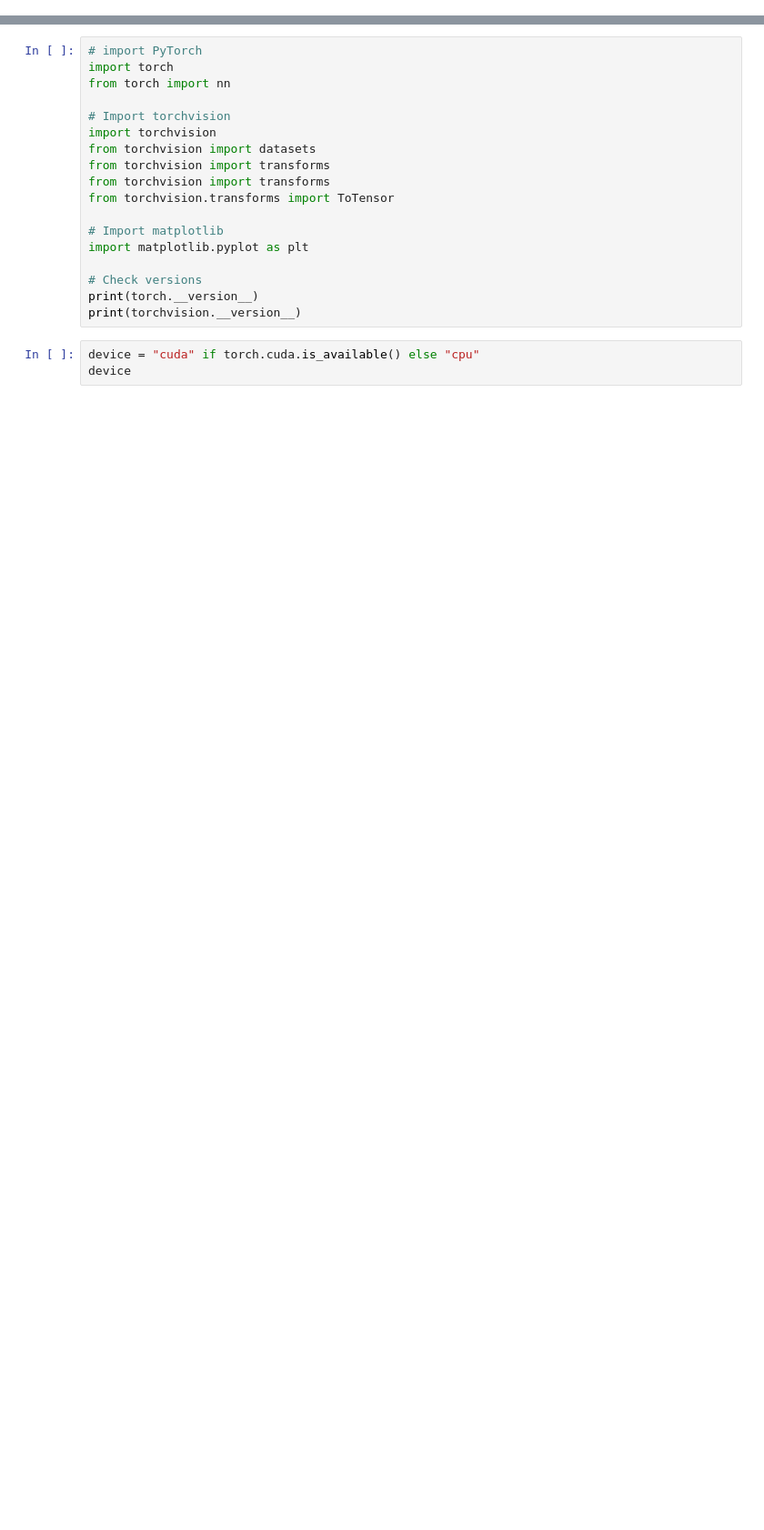
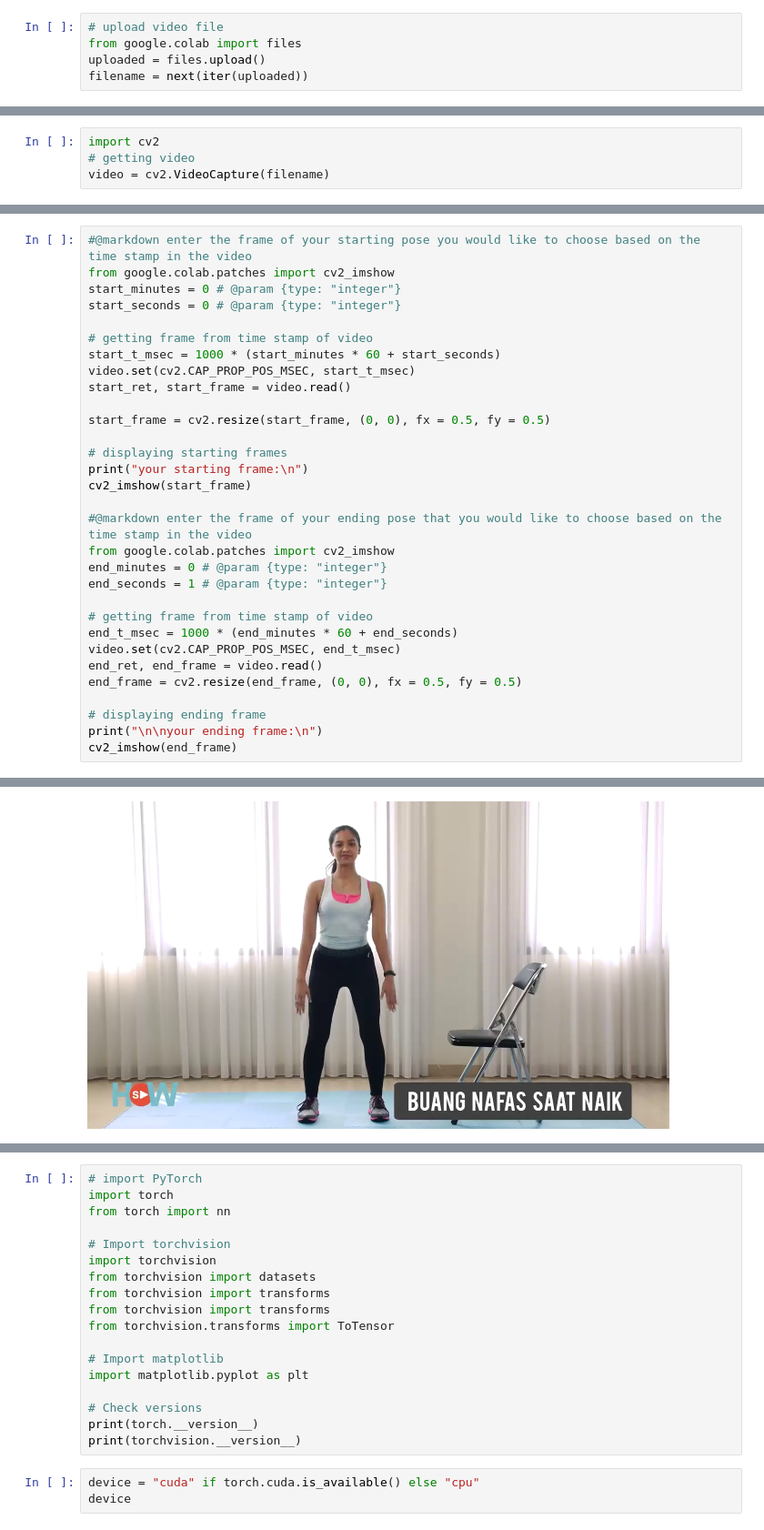
Before and after one commit to gracelcai/career-launch-group-13, a Jupyter notebook: ExerciseModel.ipynb, the cells around one changed output, grey strips where cells are left out. Shown at 91% size. Drawn from its saved outputs; the diff is of its cells as text; blank space fills up the shorter version.

```diff
--- a/ExerciseModel.ipynb
+++ b/ExerciseModel.ipynb
@@ -4,0 +39,5 @@
+# %%
+# upload video file
+from google.colab import files
+uploaded = files.upload()
+filename = next(iter(uploaded))
@@ -4,0 +47,4 @@
+# %%
+import cv2
+# getting video
+video = cv2.VideoCapture(filename)
@@ -4,0 +73,32 @@
+# %%
+#@markdown enter the frame of your starting pose you would like to choose based on the time stamp in the video
+from google.colab.patches import cv2_imshow
+start_minutes = 0 # @param {type: "integer"}
+start_seconds = 0 # @param {type: "integer"}
+
+# getting frame from time stamp of video
+start_t_msec = 1000 * (start_minutes * 60 + start_seconds)
+video.set(cv2.CAP_PROP_POS_MSEC, start_t_msec)
+start_ret, start_frame = video.read()
+
+start_frame = cv2.resize(start_frame, (0, 0), fx = 0.5, fy = 0.5)
+
+# displaying starting frames
+print("your starting frame:\n")
+cv2_imshow(start_frame)
+
+#@markdown enter the frame of your ending pose that you would like to choose based on the time stamp in the video
+from google.colab.patches import cv2_imshow
+end_minutes = 0 # @param {type: "integer"}
+end_seconds = 1 # @param {type: "integer"}
+
+# getting frame from time stamp of video
+end_t_msec = 1000 * (end_minutes * 60 + end_seconds)
+video.set(cv2.CAP_PROP_POS_MSEC, end_t_msec)
+end_ret, end_frame = video.read()
+end_frame = cv2.resize(end_frame, (0, 0), fx = 0.5, fy = 0.5)
+
+# displaying ending frame
+print("\n\nyour ending frame:\n")
+cv2_imshow(end_frame)
+# %% [output]
@@ -4,0 +106 @@
+[figure, added]
```
Also changed, not shown: parts of 37 cells of this notebook.
